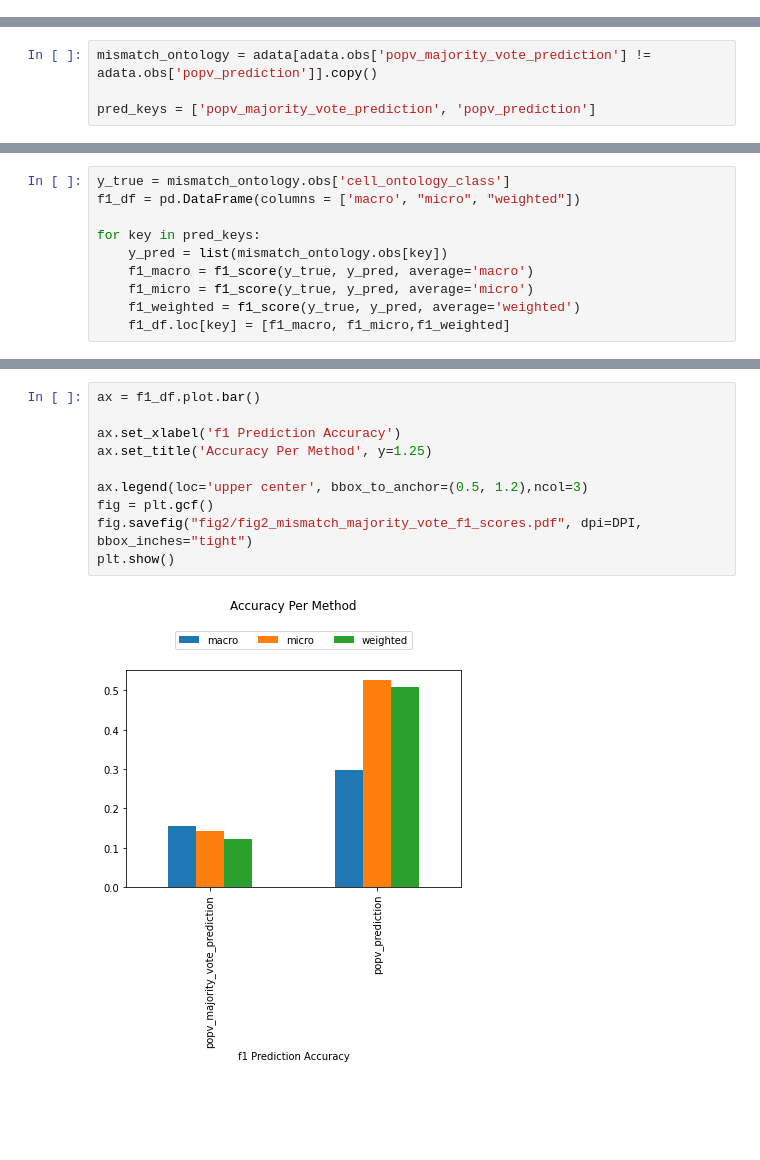
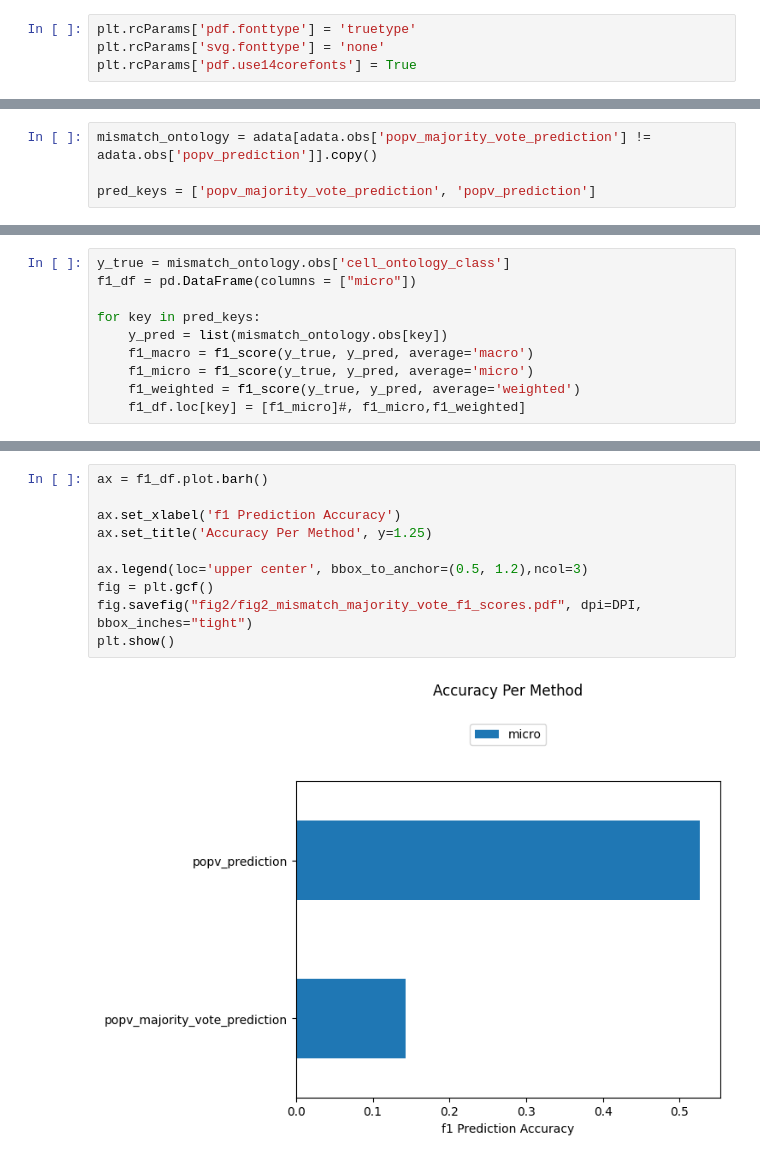
Before and after one commit to YosefLab/popv-reproducibility, a Jupyter notebook: lung_models/figure_2/alluvial_plot_mapping_suppl.ipynb, the cells around one changed output, grey strips where cells are left out. Drawn from its saved outputs; the diff is of its cells as text; blank space fills up the shorter version.

```diff
--- a/lung_models/figure_2/alluvial_plot_mapping_suppl.ipynb
+++ b/lung_models/figure_2/alluvial_plot_mapping_suppl.ipynb
@@ -18,2 +19,6 @@ Global seed set to 0
+# %%
+plt.rcParams['pdf.fonttype'] = 'truetype'
+plt.rcParams['svg.fonttype'] = 'none'
+plt.rcParams['pdf.use14corefonts'] = True
 # %%
 DPI = 600
@@ -170,13 +162,13 @@ pred_keys = ['popv_majority_vote_prediction', 'popv_prediction']
 # %%
 y_true = mismatch_ontology.obs['cell_ontology_class']
-f1_df = pd.DataFrame(columns = ['macro', "micro", "weighted"])
+f1_df = pd.DataFrame(columns = ["micro"])
 
 for key in pred_keys:
     y_pred = list(mismatch_ontology.obs[key])
     f1_macro = f1_score(y_true, y_pred, average='macro')
     f1_micro = f1_score(y_true, y_pred, average='micro')
     f1_weighted = f1_score(y_true, y_pred, average='weighted')
-    f1_df.loc[key] = [f1_macro, f1_micro,f1_weighted]
+    f1_df.loc[key] = [f1_micro]#, f1_micro,f1_weighted]
 # %%
 f1_df
 # %% [output]
@@ -186,12 +207,12 @@ f1_df
 # %%
-ax = f1_df.plot.bar()
+ax = f1_df.plot.barh()
 
 ax.set_xlabel('f1 Prediction Accuracy')
 ax.set_title('Accuracy Per Method', y=1.25)
 
 ax.legend(loc='upper center', bbox_to_anchor=(0.5, 1.2),ncol=3)
 fig = plt.gcf()
 fig.savefig("fig2/fig2_mismatch_majority_vote_f1_scores.pdf", dpi=DPI, bbox_inches="tight")
 plt.show()
 # %% [output]
-[figure, old version]
+[figure, new version]
```
Also changed, not shown: parts of 13 cells of this notebook.
